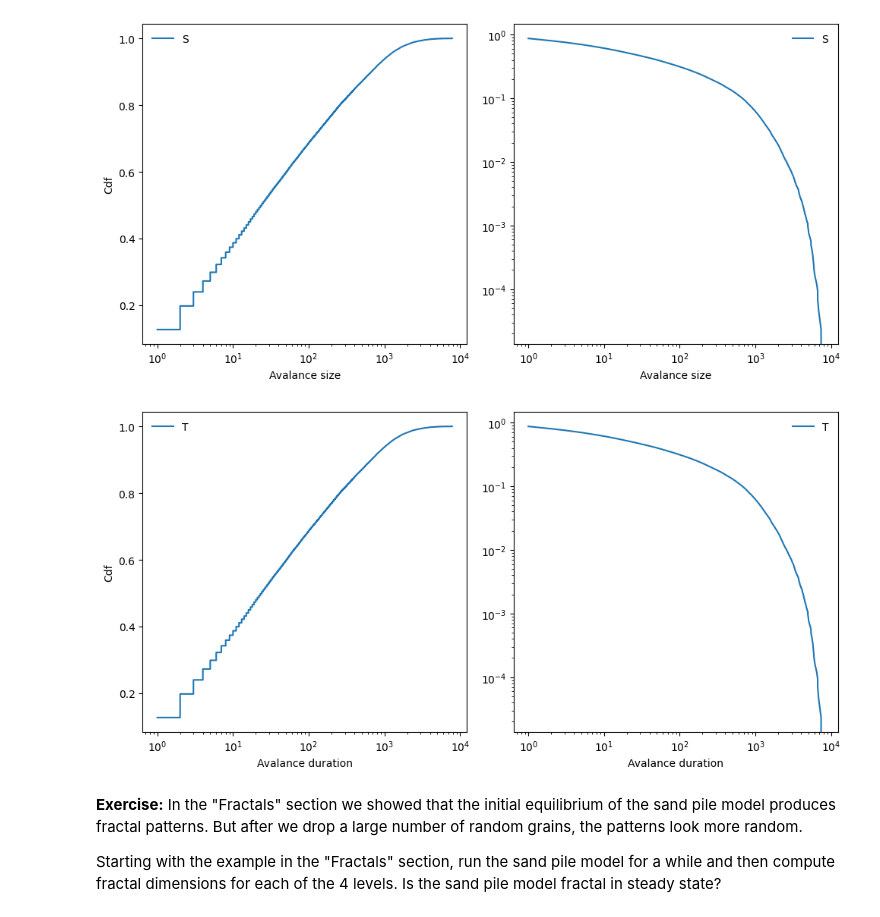
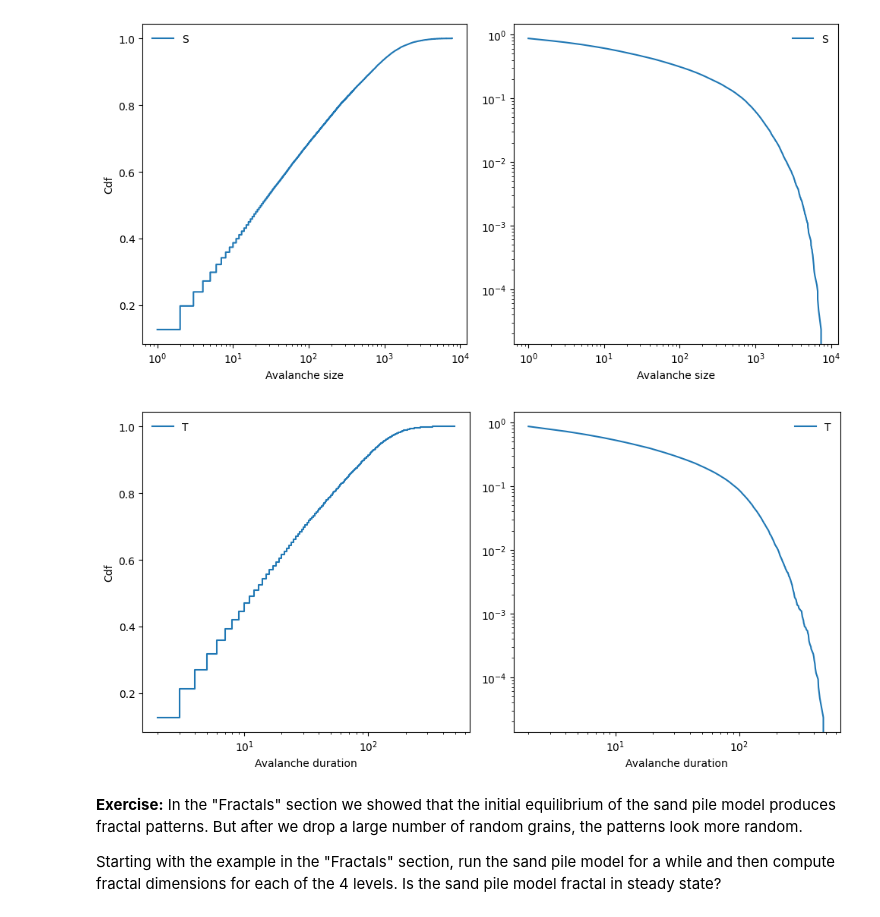
Before and after one commit to AllenDowney/ThinkComplexity, a Jupyter notebook: soln/chap08.ipynb, the cells around one changed output. Cells and saved outputs as stored; diff of their text form; code cells hidden in the pictures.

```diff
--- a/soln/chap08.ipynb
+++ b/soln/chap08.ipynb
@@ -688,7 +688,7 @@ def plot_cdf(series, label, xlabel):
     plt.figure(figsize=(10, 5))
     plt.subplot(1, 2, 1)
 
-    cdf = Cdf.from_seq(S)
+    cdf = Cdf.from_seq(series)
     cdf.step(label=label)
     decorate(xlabel=xlabel,
              ylabel='Cdf',
@@ -709,11 +709,11 @@ plot_cdf(S, 'S', xlabel='Avalance size')
 # %%
 # Solution
 
 # And here are the results for `T`.
 
-plot_cdf(T, 'T', xlabel='Avalance duration')
+plot_cdf(T, 'T', xlabel='Avalanche duration')
 # %% [output]
-[figure, old version]
+[figure, new version]
 # %%
 # Solution
 
```
Also changed, not shown: parts of 7 cells of this notebook, 5 other files.
